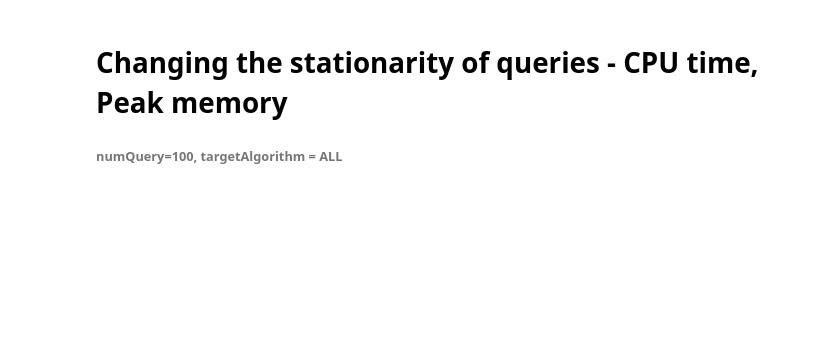
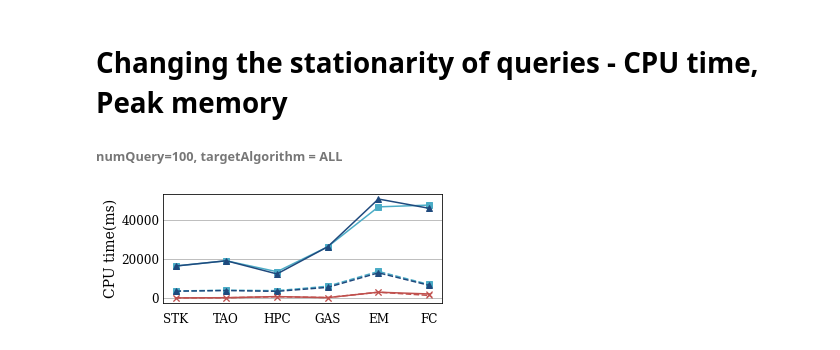
Before and after one commit to YoojuShin/SIGMOD2021LogScript, a Jupyter notebook: figure_script.ipynb, the cells around one changed output. Saved outputs shown, nothing was run; the diff lists cells and outputs as text; code cells hidden in the pictures; blank space fills up the shorter version.

```diff
--- a/figure_script.ipynb
+++ b/figure_script.ipynb
@@ -304,3 +311,28 @@ for dataname in dataset:
 # %% [markdown]
 # Changing the stationarity of queries - CPU time, Peak memory
 ###### numQuery=100, targetAlgorithm = ALL
+# %%
+graphdf_stationary = df.loc[(df['ChgQRatio']==0) & (df["Queryset"].str.contains(r"\_Q100$"))].pivot(index="Dataset",columns="Method",values="Time").reindex(dataset)
+graphdf_dynamic = df.loc[(df['ChgQRatio']>0) & (df["Queryset"].str.contains(r"\_Q100$"))].pivot(index="Dataset",columns="Method",values="Time").reindex(dataset)
+
+fig = plt.figure(figsize=figsize_stationarity)
+ax = fig.add_subplot(1,1,1)
+for i, algname in enumerate(target_alg_stationarity):
+    ax.plot(graphdf_stationary[algname], linestyle='--', marker=algo_marker[algname], color=algo_color[algname])
+    ax.plot(graphdf_dynamic[algname], linestyle='-', marker=algo_marker[algname], color=algo_color[algname])
+ax.grid(b=True,which="major",axis='y',zorder=0)
+ax.set_xlabel("")
+ax.set_ylabel('CPU time(ms)', fontsize=FONTSIZE_YLABEL_stationarity)
+# ax.set_xlim([-barWidth,xposition[-1]+barWidth])
+# ax.set_ylim([1,1024])
+# plt.yticks([1,32,1024])
+# ax.set_yticklabels(['1','32','1024'])
+# ax.set_yscale("log")
+ax.tick_params(axis='both', which ='both', length = 0)
+ax.tick_params(axis='x', labelsize=FONTSIZE_XLABEL_stationarity)
+ax.tick_params(axis='y', labelsize=FONTSIZE_TICK_stationarity)
+# rotate ticks
+ax.tick_params(axis ='x', rotation = 0, pad=10)
+plt.savefig('Stationarity_CpuTime.pdf', bbox_inches='tight', format='pdf')
+# %% [output]
+[figure, added]
```
Also changed, not shown: parts of 6 cells of this notebook.
